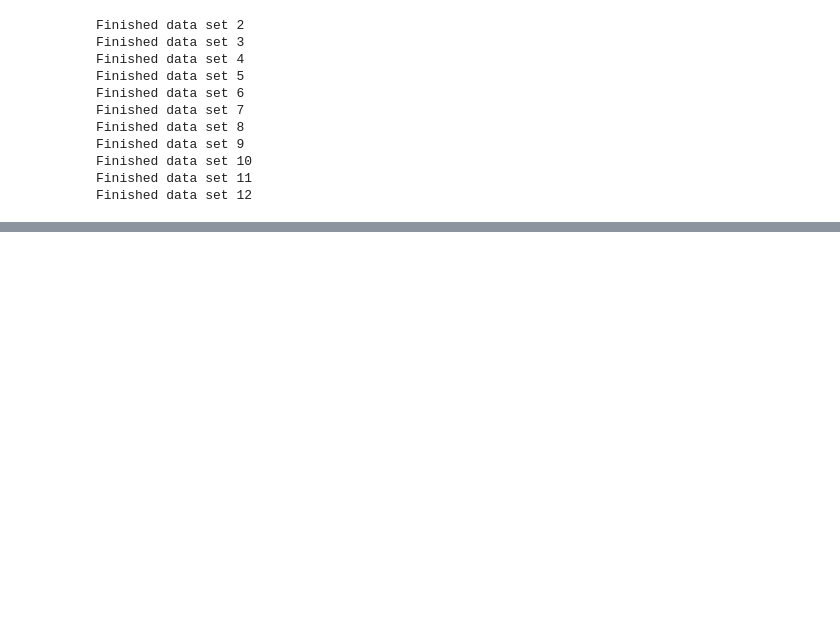
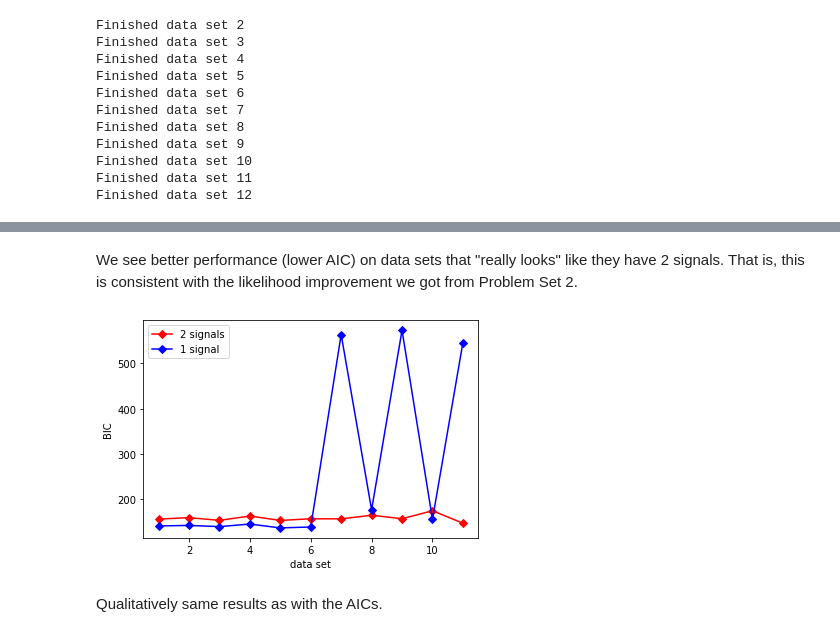
Before and after one commit to krlodeleon/datascience_fall2022, a Jupyter notebook: prob_set_4/ps4.ipynb, the cells around one changed output, grey strips where cells are left out. Saved outputs shown, nothing was run; the diff lists cells and outputs as text; code cells hidden in the pictures; blank space fills up the shorter version.

```diff
--- a/prob_set_4/ps4.ipynb
+++ b/prob_set_4/ps4.ipynb
@@ -630,0 +681,20 @@ KeyboardInterrupt:
+# %% [markdown]
+We see better performance (lower AIC) on data sets that "really looks" like they have 2 signals. That is, this is consistent with the likelihood improvement we got from Problem Set 2.
+# %%
+#Getting BICs
+BIC_all8ths_1signal = 3*np.log(len(data_1of8[0]))*np.ones_like(chisq_8ths_1signal) + chisq_8ths_1signal
+BIC_mean_1signal = [np.mean(bic) for bic in BIC_all8ths_1signal]
+BIC_all8ths_2signals = 6*np.log(len(data_1of8[0]))*np.ones_like(chisq_8ths) + chisq_8ths
+BIC_mean_2signals = [np.mean(bic) for bic in BIC_all8ths_2signals]
+
+#Plotting
+plt.plot(np.arange(1,12),BIC_mean_2signals,'-rD', label='2 signals')
+plt.plot(np.arange(1,12),BIC_mean_1signal,'-bD', label='1 signal')
+plt.legend()
+plt.xlabel('data set')
+plt.ylabel('BIC')
+plt.show()
+# %% [output]
+[figure, added]
+# %% [markdown]
+Qualitatively same results as with the AICs.
```
Also changed, not shown: parts of 6 cells of this notebook.
